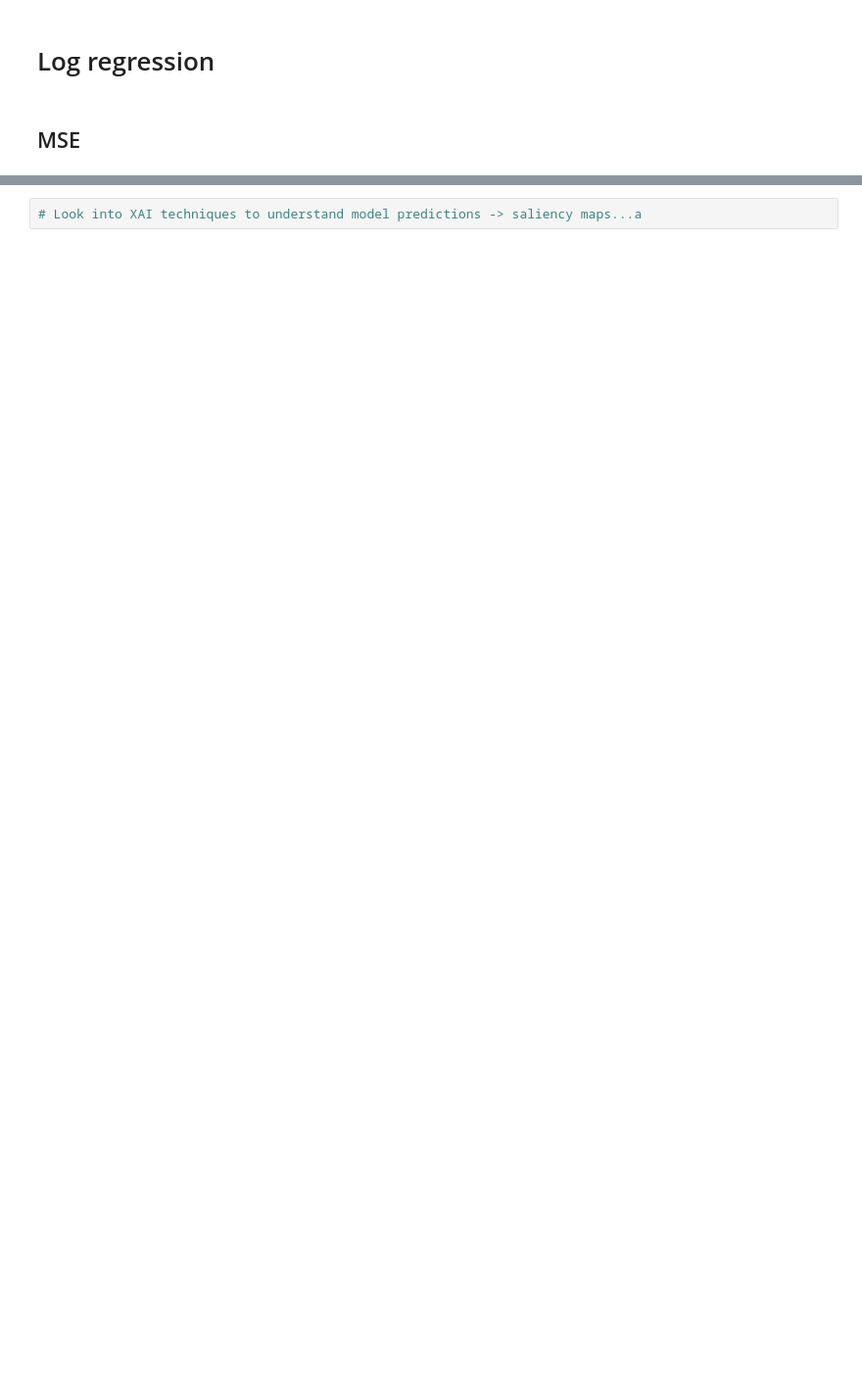
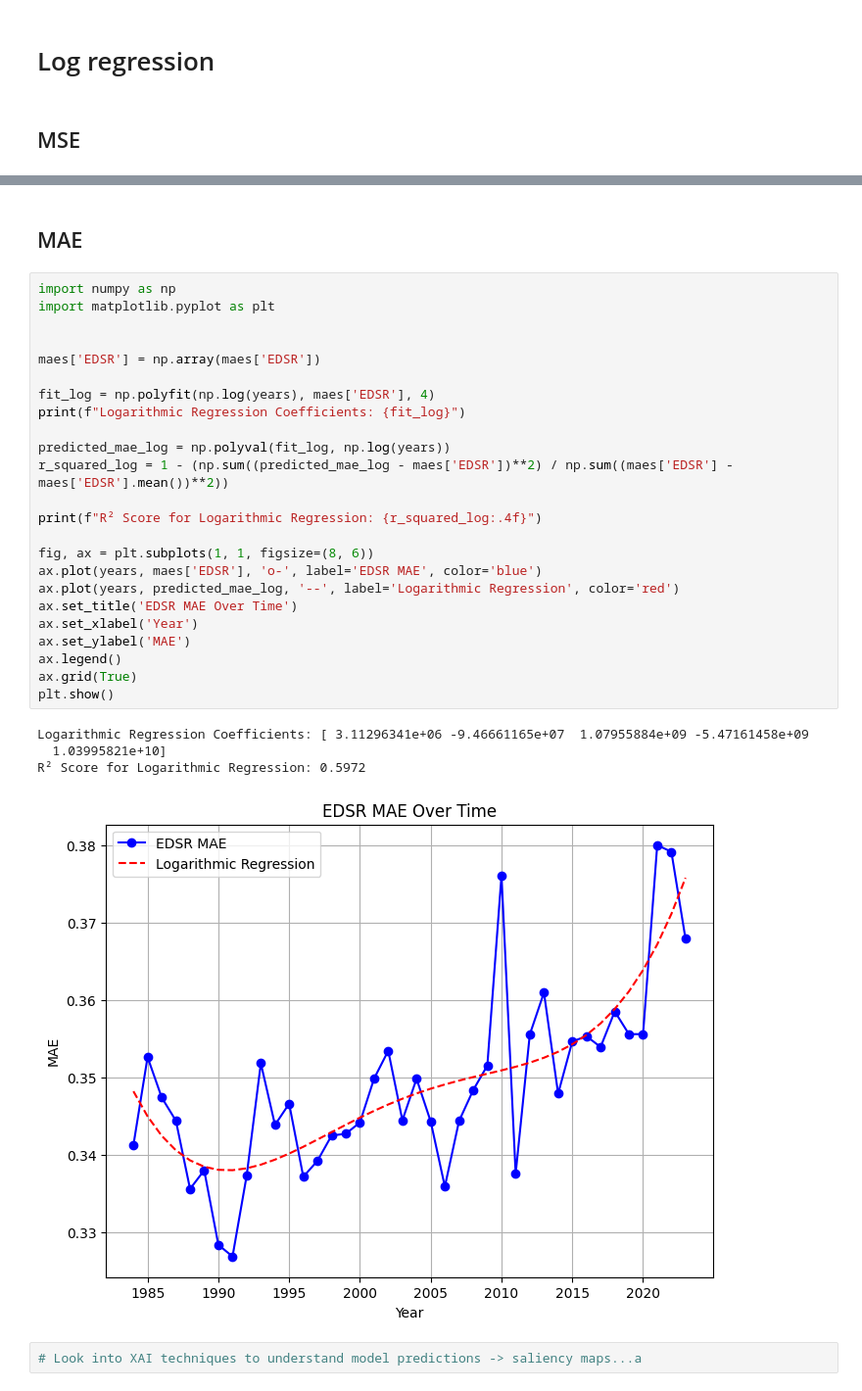
Before and after one commit to UBela/temporal_sr, a Jupyter notebook: plot_data.ipynb, the cells around one changed output, grey strips where cells are left out. Shown at 98% size. Cells and saved outputs as stored; diff of their text form; blank space fills up the shorter version.

```diff
--- a/plot_data.ipynb
+++ b/plot_data.ipynb
@@ -751,2 +752,33 @@ R² Score for Logarithmic Regression: 0.3695
+# %% [markdown]
+## MAE
+# %%
+import numpy as np
+import matplotlib.pyplot as plt
+
+
+maes['EDSR'] = np.array(maes['EDSR'])
+
+fit_log = np.polyfit(np.log(years), maes['EDSR'], 4)
+print(f"Logarithmic Regression Coefficients: {fit_log}")
+
+predicted_mae_log = np.polyval(fit_log, np.log(years))
+r_squared_log = 1 - (np.sum((predicted_mae_log - maes['EDSR'])**2) / np.sum((maes['EDSR'] - maes['EDSR'].mean())**2))
+
+print(f"R² Score for Logarithmic Regression: {r_squared_log:.4f}")
+
+fig, ax = plt.subplots(1, 1, figsize=(8, 6))
+ax.plot(years, maes['EDSR'], 'o-', label='EDSR MAE', color='blue')
+ax.plot(years, predicted_mae_log, '--', label='Logarithmic Regression', color='red')
+ax.set_title('EDSR MAE Over Time')
+ax.set_xlabel('Year')
+ax.set_ylabel('MAE')
+ax.legend()
+ax.grid(True)
+plt.show()
+# %% [output]
+Logarithmic Regression Coefficients: [ 3.11296341e+06 -9.46661165e+07  1.07955884e+09 -5.47161458e+09
+  1.03995821e+10]
+R² Score for Logarithmic Regression: 0.5972
+[figure, added]
 # %%
 # Look into XAI techniques to understand model predictions -> saliency maps...a
```
Also changed, not shown: parts of 2 cells of this notebook.
